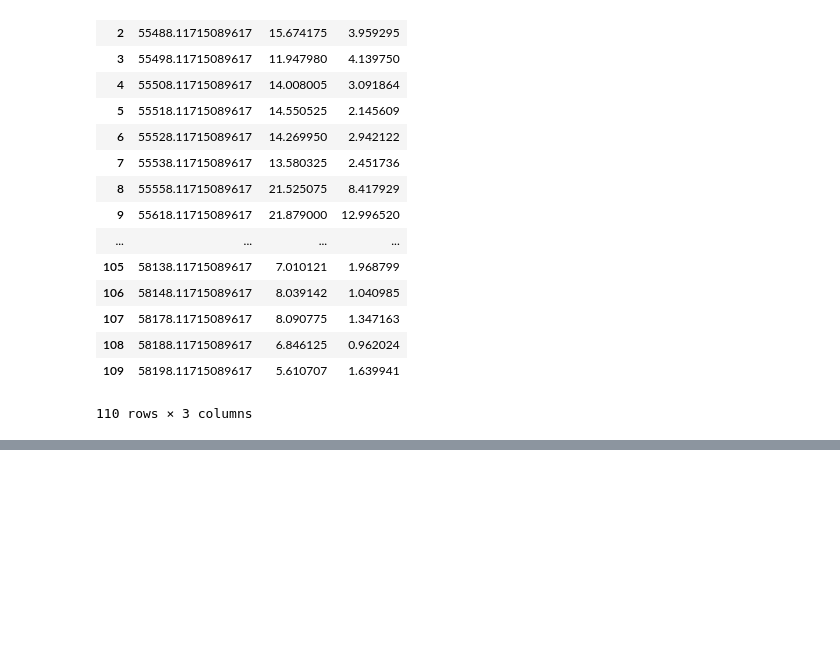
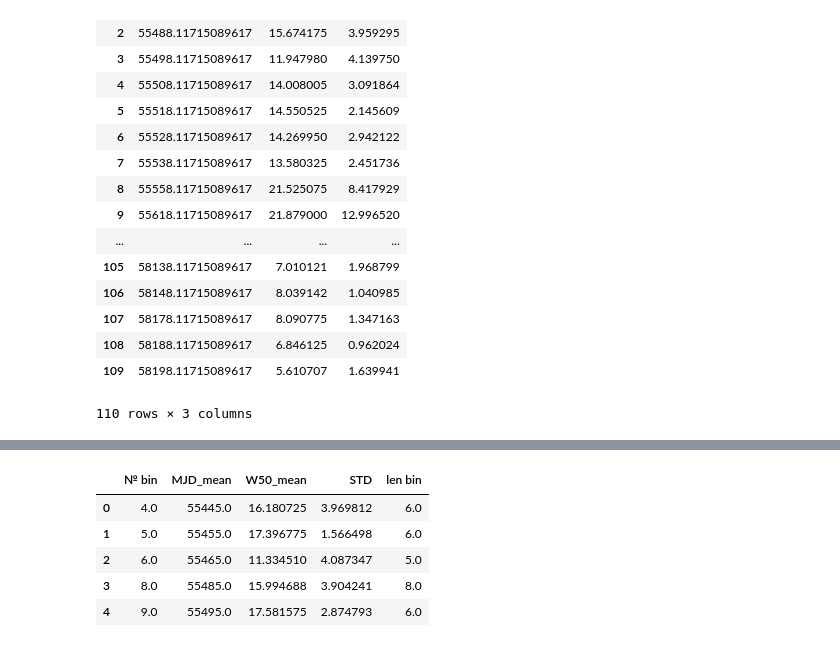
Before and after one commit to KazAndr/SWTraject, a Jupyter notebook: W50_30d&10d.ipynb, the cells around one changed output, grey strips where cells are left out. Saved outputs shown, nothing was run; the diff lists cells and outputs as text; code cells hidden in the pictures; blank space fills up the shorter version.

```diff
--- a/W50_30d&10d.ipynb
+++ b/W50_30d&10d.ipynb
@@ -191,0 +198,37 @@ res_table.to_csv('W50_bin_10.csv', sep='\t', header=True, index=False)
+# %%
+for idx, row in gp_table.iterrows():
+    bin_num = (row['MJD'] - 55400)//bin_size
+    try:
+        dect_res[bin_num].append(row['W50, point'])
+    except KeyError:
+        dect_res[bin_num] = []
+        dect_res[bin_num].append(row['W50, point'])
+# %%
+resul_tab = pd.DataFrame(columns=[
+    '№ bin',
+    'MJD_mean',
+    'W50_mean',
+    'STD',
+    'len bin'])
+# %%
+idx = 0
+for key in dect_res.keys():
+    resul_tab.loc[idx] = [
+        key,
+        (key + 0.5)*bin_size + 55400,
+        np.mean(dect_res[key]),
+        np.std(dect_res[key]),
+        np.size(dect_res[key])
+    ]
+    idx +=1
+# %%
+resul_tab = resul_tab.sort_values(by=['№ bin'])
+# %%
+resul_tab.head()
+# %% [output]
+|  | № bin | MJD_mean | W50_mean | STD | len bin |
+| 0 | 4.0 | 55445.0 | 16.180725 | 3.969812 | 6.0 |
+| 1 | 5.0 | 55455.0 | 17.396775 | 1.566498 | 6.0 |
+| 2 | 6.0 | 55465.0 | 11.334510 | 4.087347 | 5.0 |
+| 3 | 8.0 | 55485.0 | 15.994688 | 3.904241 | 8.0 |
+| 4 | 9.0 | 55495.0 | 17.581575 | 2.874793 | 6.0 |
```
Also changed, not shown: parts of 5 cells of this notebook, 1 other file.
